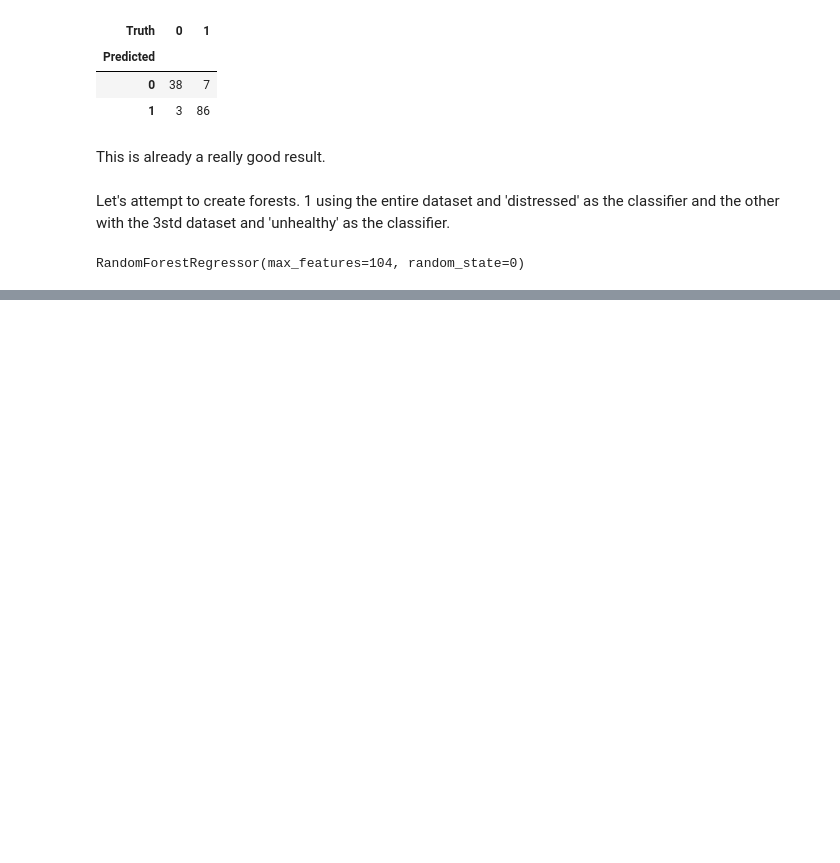
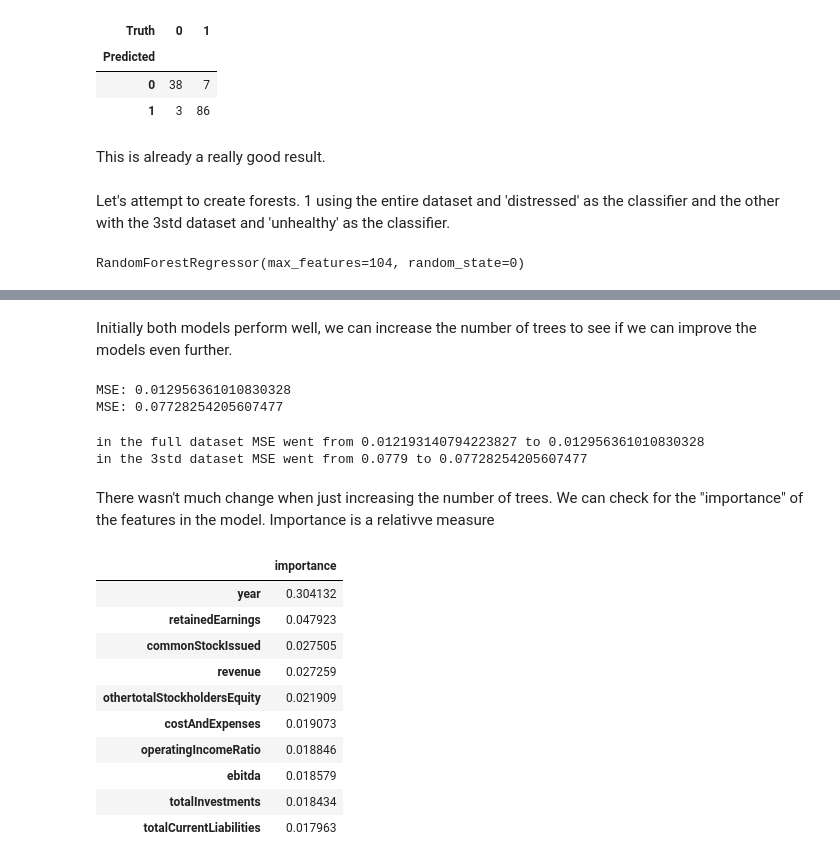
Before and after one commit to quityQ/bachelor, a Jupyter notebook: playgrounds/forest_playground.ipynb, the cells around one changed output, grey strips where cells are left out. Saved outputs shown, nothing was run; the diff lists cells and outputs as text; code cells hidden in the pictures; blank space fills up the shorter version.

```diff
--- a/playgrounds/forest_playground.ipynb
+++ b/playgrounds/forest_playground.ipynb
@@ -248 +250,44 @@ np.mean((y3_test -y3_hat_bag)**2)
 [figure]
+# %% [markdown]
+Initially both models perform well, we can increase the number of trees to see if we can improve the models even further.
+# %%
+# fitting models with 500 trees
+bag_full = RF(max_features=X_train.shape[1], n_estimators=500, random_state=0).fit(X_train, y_train)
+
+bag_3std = RF(max_features=X3_train.shape[1], n_estimators=500, random_state=0).fit(X3_train, y3_train)
+# %%
+y_hat_bag = bag_full.predict(X_test)
+y3_hat_bag = bag_3std.predict(X3_test)
+
+mse_bag_full_2 = np.mean((y_test - y_hat_bag) ** 2)
+mse_bag_3std_2 = np.mean((y3_test - y3_hat_bag) ** 2)
+print(f"MSE: {mse_bag_full_2}")
+print(f"MSE: {mse_bag_3std_2}")
+# %% [output]
+MSE: 0.012956361010830328
+MSE: 0.07728254205607477
+# %%
+print(f"in the full dataset MSE went from {mse_bag_full_1} to {mse_bag_full_2}")
+print(f"in the 3std dataset MSE went from {mse_bag_3std_1} to {mse_bag_3std_2}")
+# %% [output]
+in the full dataset MSE went from 0.012193140794223827 to 0.012956361010830328
+in the 3std dataset MSE went from 0.0779 to 0.07728254205607477
+# %% [markdown]
+There wasn't much change when just increasing the number of trees.
+We can check for the "importance" of the features in the model. Importance is a relativve measure
+# %%
+feature_importances = pd.DataFrame({'importance':bag_full.feature_importances_}, index=feature_names)
+feature_importances.sort_values(by='importance', ascending=False, inplace=True)
+feature_importances.head(10)
+# %% [output]
+|  | importance |
+| year | 0.304132 |
+| retainedEarnings | 0.047923 |
+| commonStockIssued | 0.027505 |
+| revenue | 0.027259 |
+| othertotalStockholdersEquity | 0.021909 |
+| costAndExpenses | 0.019073 |
+| operatingIncomeRatio | 0.018846 |
+| ebitda | 0.018579 |
+| totalInvestments | 0.018434 |
+| totalCurrentLiabilities | 0.017963 |
```
Also changed, not shown: parts of 5 cells of this notebook.
